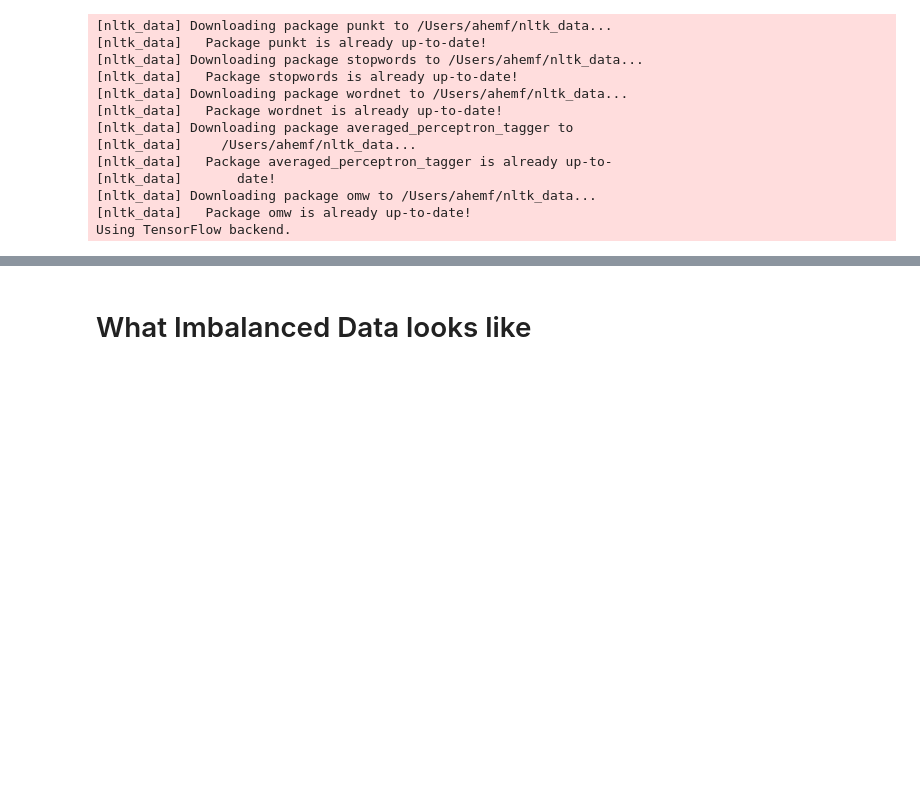
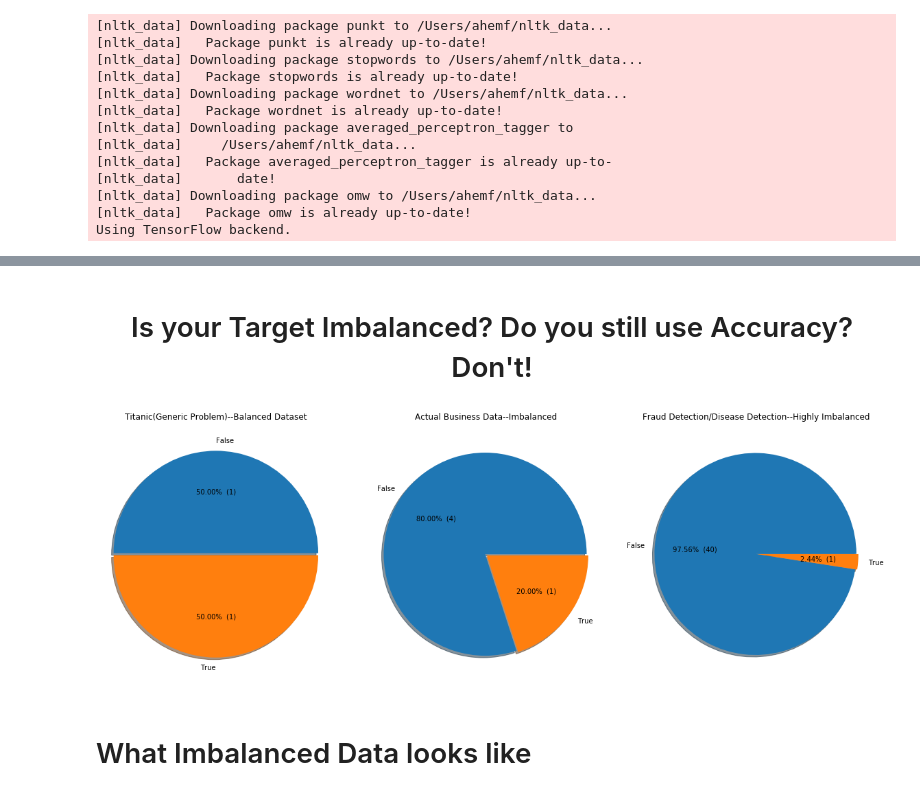
Before and after one commit to faizanahemad/data-science, a Jupyter notebook: exploration_projects/imbalance-noise-oversampling/Choosing-Right-Metric-Imbalanced-Skew-Classification.ipynb, the cells around one changed output, grey strips where cells are left out. Drawn from its saved outputs; the diff is of its cells as text; code cells hidden in the pictures; blank space fills up the shorter version.

```diff
--- a/exploration_projects/imbalance-noise-oversampling/Choosing-Right-Metric-Imbalanced-Skew-Classification.ipynb
+++ b/exploration_projects/imbalance-noise-oversampling/Choosing-Right-Metric-Imbalanced-Skew-Classification.ipynb
@@ -98,6 +98,24 @@ sys.path.insert(0, current_dir)
 '3.7.0'
 Pixiedust database opened successfully
 [interactive output not drawn]
+# %%
+from IPython.core.display import display, HTML
+display(HTML('<h1 style="text-align:center">Is your Target Imbalanced? Do you still use Accuracy? Don\'t!</h1>'))
+
+f, (ax1, ax2, ax3) = plt.subplots(nrows=1, ncols=3,figsize=(20,7));
+# pie chart
+
+plot_pie(pd.Series([True,False]),ax1);
+plot_pie(pd.Series([False,False,False,False,True]),ax2);
+plot_pie(pd.Series([False]*40+[True]),ax3);
+ax1.set_title("Titanic(Generic Problem)--Balanced Dataset");
+ax2.set_title("Actual Business Data--Imbalanced");
+ax3.set_title("Fraud Detection/Disease Detection--Highly Imbalanced");
+
+plt.show();
+# %% [output]
+Is your Target Imbalanced? Do you still use Accuracy? Don't!
+[figure, added]
 # %% [markdown]
 # What Imbalanced Data looks like
 # %%
```
Also changed, not shown: parts of 10 cells of this notebook.
